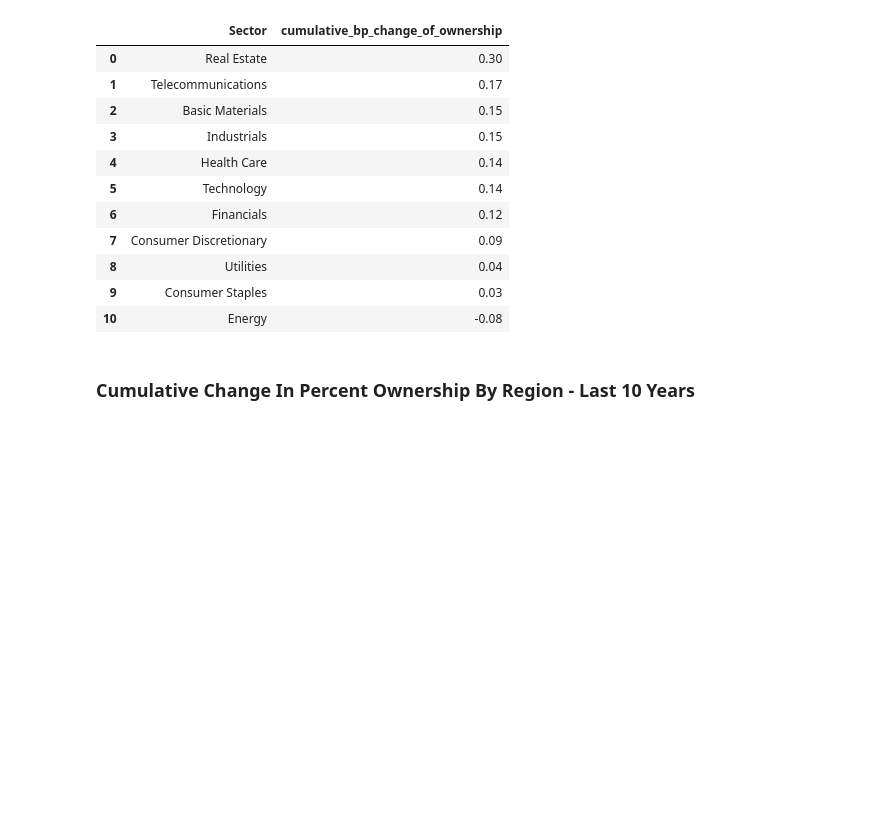
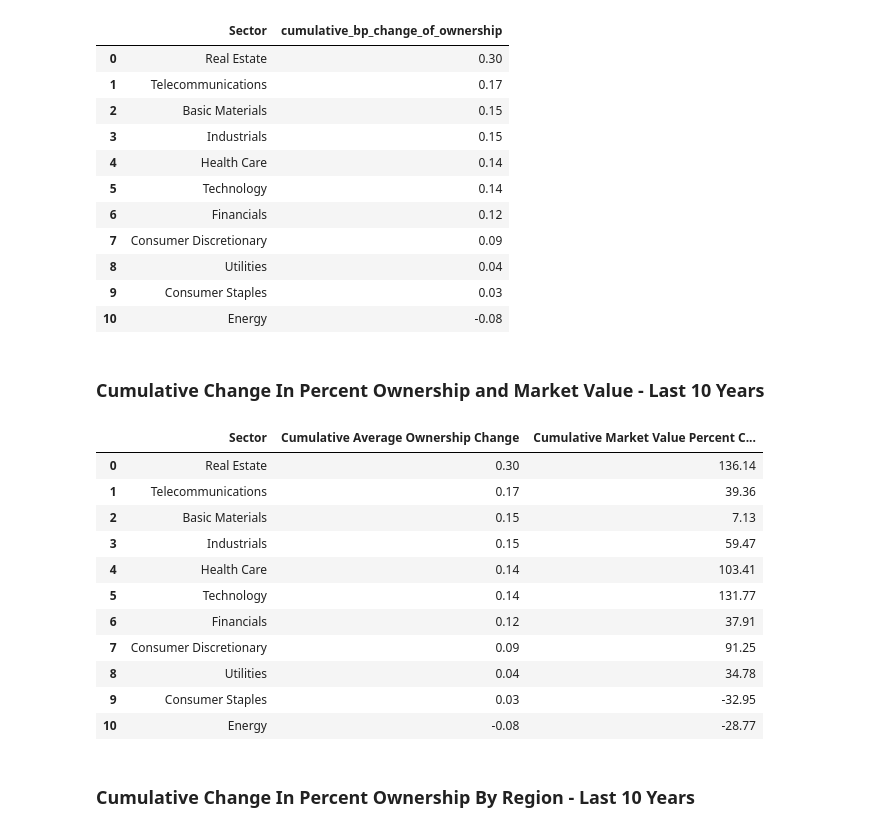
Before and after one commit to RoryAJames/NorwegianOilFund, a Jupyter notebook: testing.ipynb, the cells around one changed output. Drawn from its saved outputs; the diff is of its cells as text; code cells hidden in the pictures; blank space fills up the shorter version.

```diff
--- a/testing.ipynb
+++ b/testing.ipynb
@@ -124,6 +124,24 @@ ownership_change_sector_ten_df
 | 8 | Utilities | 0.04 |
 | 9 | Consumer Staples | 0.03 |
 | 10 | Energy | -0.08 |
+# %% [markdown]
+### Cumulative Change In Percent Ownership and Market Value - Last 10 Years
+# %%
+mrkt_value_ownership_change_sector_ten_years_df = run_query('SQL/static/sector/mrkt_value_ownership_change_sector_ten_years.sql')
+mrkt_value_ownership_change_sector_ten_years_df
+# %% [output]
+|  | Sector | Cumulative Average Ownership Change | Cumulative Market Value Percent C... |
+| 0 | Real Estate | 0.30 | 136.14 |
+| 1 | Telecommunications | 0.17 | 39.36 |
+| 2 | Basic Materials | 0.15 | 7.13 |
+| 3 | Industrials | 0.15 | 59.47 |
+| 4 | Health Care | 0.14 | 103.41 |
+| 5 | Technology | 0.14 | 131.77 |
+| 6 | Financials | 0.12 | 37.91 |
+| 7 | Consumer Discretionary | 0.09 | 91.25 |
+| 8 | Utilities | 0.04 | 34.78 |
+| 9 | Consumer Staples | 0.03 | -32.95 |
+| 10 | Energy | -0.08 | -28.77 |
 # %% [markdown]
 ### Cumulative Change In Percent Ownership By Region - Last 10 Years
 # %%
```
Also changed, not shown: 2 other files.
